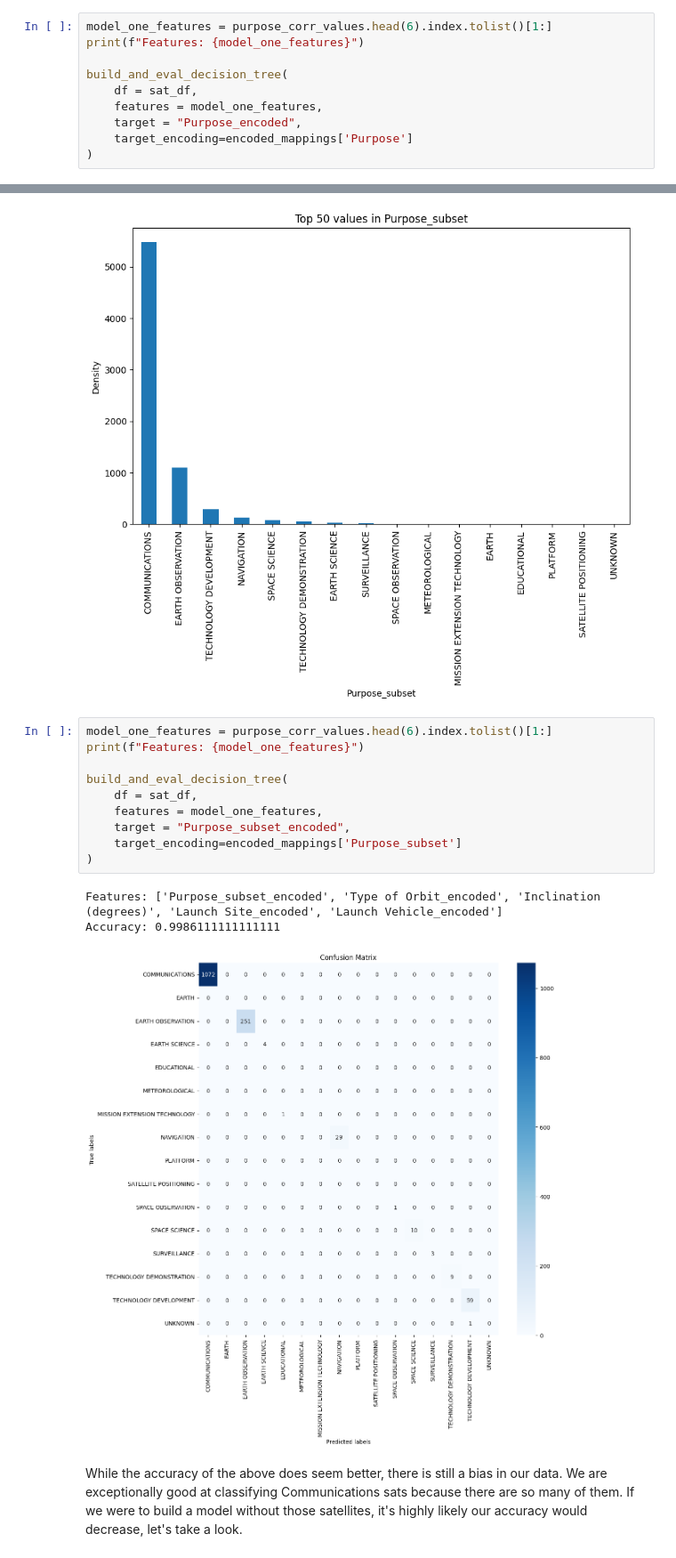
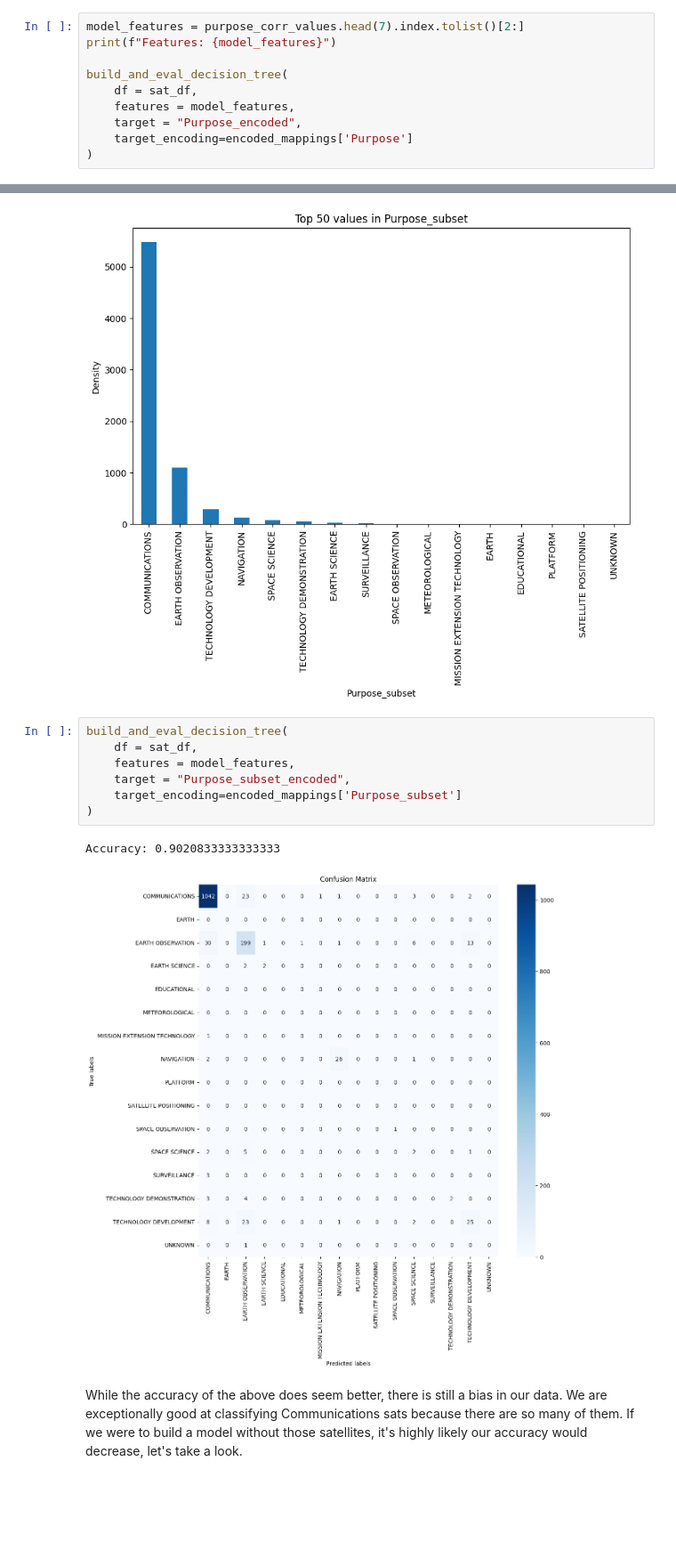
Before and after one commit to iffigueroa/Satellite-Classification, a Jupyter notebook: satellite_classification.ipynb, the cells around one changed output, grey strips where cells are left out. Shown at 89% size. Drawn from its saved outputs; the diff is of its cells as text; blank space fills up the shorter version.

```diff
--- a/satellite_classification.ipynb
+++ b/satellite_classification.ipynb
@@ -523,12 +503,12 @@ def build_and_eval_decision_tree(df: pd.DataFrame, features: List[str], target:
 
 To build our basic model we'll start by using the top 5 highest correlated features.
 # %%
-model_one_features = purpose_corr_values.head(6).index.tolist()[1:]
-print(f"Features: {model_one_features}")
+model_features = purpose_corr_values.head(7).index.tolist()[2:]
+print(f"Features: {model_features}")
 
 build_and_eval_decision_tree(
     df = sat_df,
-    features = model_one_features,
+    features = model_features,
     target = "Purpose_encoded",
     target_encoding=encoded_mappings['Purpose']
 )
@@ -565,19 +545,15 @@ Type: category
 Found 16 unique values
 [figure]
 # %%
-model_one_features = purpose_corr_values.head(6).index.tolist()[1:]
-print(f"Features: {model_one_features}")
-
 build_and_eval_decision_tree(
     df = sat_df,
-    features = model_one_features,
+    features = model_features,
     target = "Purpose_subset_encoded",
     target_encoding=encoded_mappings['Purpose_subset']
 )
 # %% [output]
-Features: ['Purpose_subset_encoded', 'Type of Orbit_encoded', 'Inclination (degrees)', 'Launch Site_encoded', 'Launch Vehicle_encoded']
-Accuracy: 0.9986111111111111
+Accuracy: 0.9020833333333333
-[figure, old version]
+[figure, new version]
 # %% [markdown]
 While the accuracy of the above does seem better, there is still a bias in our data. We are exceptionally good at classifying Communications sats because there are so many of them. If we were to build a model without those satellites, it's highly likely our accuracy would decrease, let's take a look.
 # %% [markdown]
```
Also changed, not shown: parts of 13 cells of this notebook.
